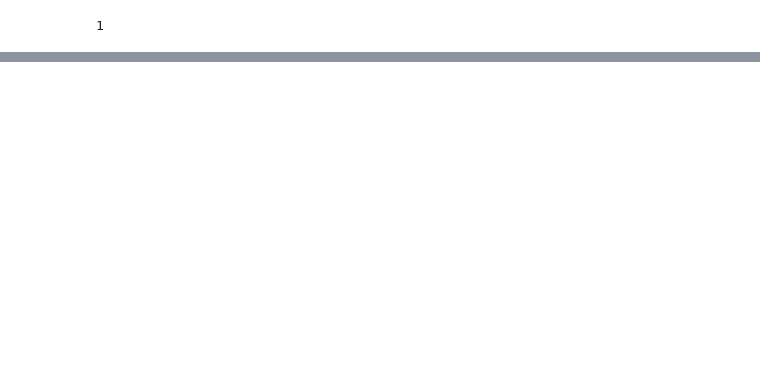
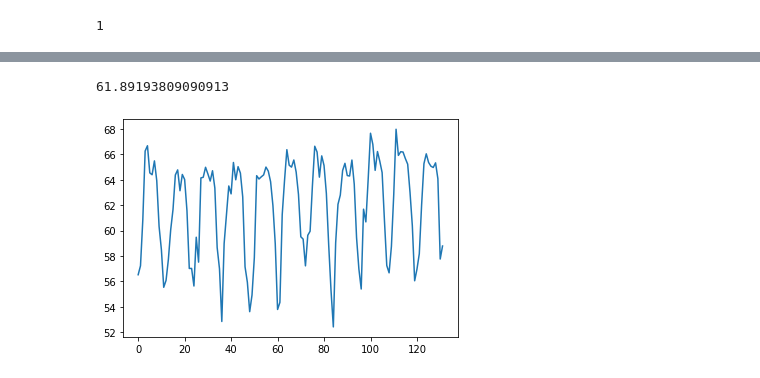
Before and after one commit to jwynneuo/FutureOfCoffee, a Jupyter notebook: Coffeeproj.ipynb, the cells around one changed output, grey strips where cells are left out. Saved outputs shown, nothing was run; the diff lists cells and outputs as text; code cells hidden in the pictures; blank space fills up the shorter version.

```diff
--- a/Coffeeproj.ipynb
+++ b/Coffeeproj.ipynb
@@ -335,0 +348,31 @@ test_df_f.iloc[:,0].plot()
+# %%
+#print(veracruz_temps)
+vera_10yr_mean = np.array([286.77432, 287.16537, 289.17664, 292.1819 , 292.41452, 291.22842,
+       291.1464 , 291.7524 , 290.88516, 288.88687, 287.8675 , 286.2249 ,
+       286.52768, 287.4406 , 288.7415 , 289.63156, 291.13547, 291.35876,
+       290.4474 , 291.15884, 290.9397 , 289.576  , 287.04904, 287.05008,
+       286.281  , 288.41483, 287.32532, 291.00772, 291.03525, 291.47302,
+       291.1848 , 290.87012, 291.32138, 290.5663 , 287.96564, 287.03452,
+       284.73035, 288.13907, 289.3828 , 290.65564, 290.30978, 291.68283,
+       290.9257 , 291.4995 , 291.21753, 290.1784 , 287.12177, 286.4451 ,
+       285.1593 , 285.88736, 287.5216 , 291.10535, 290.95996, 291.05655,
+       291.13962, 291.48184, 291.3053 , 290.83896, 289.7998 , 288.1313 ,
+       285.2559 , 285.56592, 289.40256, 290.90283, 292.24316, 291.5634 ,
+       291.4803 , 291.79187, 291.2627 , 290.28485, 288.43457, 288.33276,
+       287.16278, 288.49896, 288.67603, 290.66965, 292.39273, 292.1398 ,
+       291.04095, 291.97156, 291.54834, 290.33105, 288.08298, 286.09302,
+       284.493  , 288.1666 , 289.85434, 290.25732, 291.3318 , 291.64597,
+       291.11108, 291.09082, 291.78928, 290.733  , 288.3904 , 287.0236 ,
+       286.15012, 289.6409 , 289.08423, 290.95474, 292.96136, 292.47476,
+       291.338  , 292.1611 , 291.73633, 291.23987, 289.14496, 287.1773 ,
+       286.8569 , 288.0134 , 290.2755 , 293.13583, 291.99234, 292.15332,
+       292.1398 , 291.8547 , 291.60803, 290.3835 , 288.9201 , 286.51   ,
+       287.02048, 287.6935 , 289.8367 , 291.63037, 292.06088, 291.68335,
+       291.51978, 291.46368, 291.66672, 290.9693 , 287.46136, 288.03003])
+vera_df = pd.DataFrame({"a": vera_10yr_mean, "b": range(0, len(vera_10yr_mean))})
+vera_df_f = ((vera_df)- 273.15) * 9/5 + 32
+vera_df_f.iloc[:,0].plot()
+np.mean((vera_10yr_mean)- 273.15) * 9/5 + 32
+# %% [output]
+61.89193809090913
+[figure, added]
```
Also changed, not shown: parts of 21 cells of this notebook.
